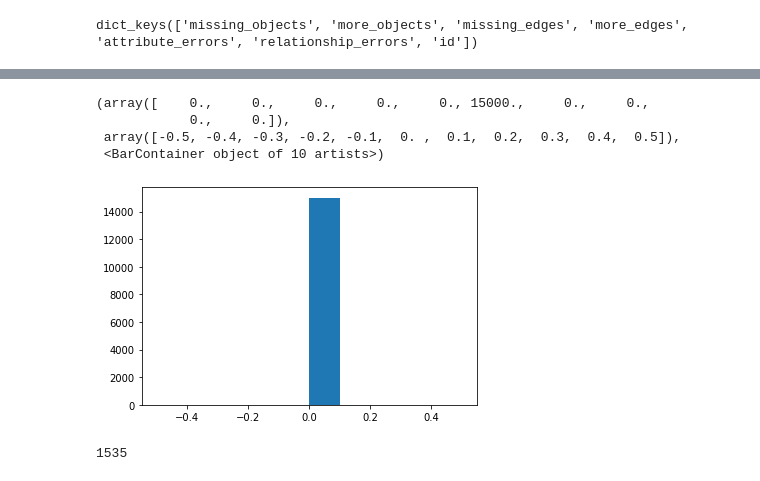
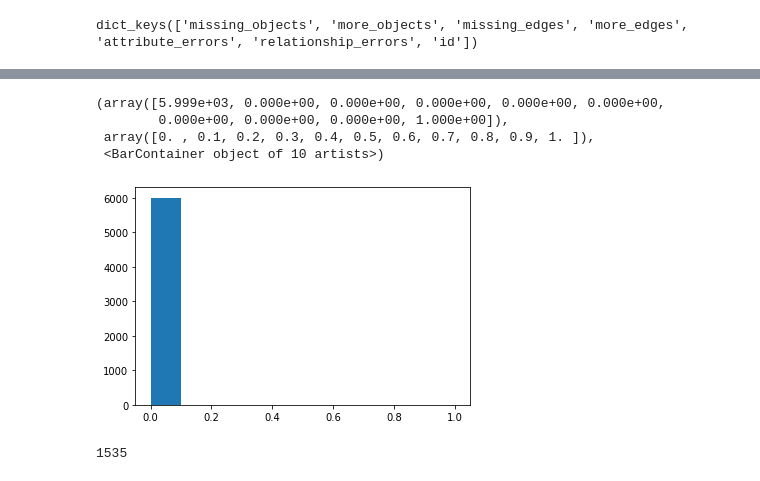
Before and after one commit to 20001LastOrder/Clevr-Relational, a Jupyter notebook: measurements/scene_graph_solver.ipynb, the cells around one changed output, grey strips where cells are left out. Saved outputs shown, nothing was run; the diff lists cells and outputs as text; code cells hidden in the pictures.

Commit message:
scene fixing for clevr blocksworld

```diff
--- a/measurements/scene_graph_solver.ipynb
+++ b/measurements/scene_graph_solver.ipynb
@@ -183,9 +183,10 @@ from utils import dag_constraint, anti_symmetry_constraint, construct_adj
 from tqdm import tqdm
 # %%
-scenes = read_json('../results/clevr_block_val/constraint_1_2_3_4/rel_scenes.json')['scenes']
-gt_scenes = read_json(f'../data/clevr_block/constraint_1_2_3_4/scenes.json')['scenes']
+scenes = read_json('../results/clevr_block_val/constraint_1234/rel_scenes.json')['scenes']
+gt_scenes = read_json(f'../data/clevr_block/constraint_1234/scenes_test.json')['scenes']
 schema = read_json(f'../data/clevr_block/clevr_attr_map.json')
-con_scenes = read_json('../results/clevr_block_val/constraint_1_2_3_4/rel_scenes_consistent_1_2.json')['scenes']
+con_scenes = read_json('../results/clevr_block_val/constraint_1234/rel_scenes_fix_c1234.json')['scenes']
+coord_scenes = read_json('../results/clevr_block_val/constraint_1234/scene_prob_fix.json')['scenes']
 # %%
 concrete_scenes = [get_concrete_scene_graph(scene, schema) for scene in scenes]
 gt_scenes = [process_gt_scenes(scene, schema) for scene in gt_scenes]
@@ -243,6 +244,0 @@ plt.hist([len(e['relationship_errors']) for e in consistent_error_maps])
-# %%
-# graph = convert_to_nx(concrete_scenes[0], schema['relations'])
-errors = []
-for scene in con_scenes:
-    adj = construct_adj(scene['relationships'], len(scene['objects']))
-    errors.append((dag_constraint(adj), anti_symmetry_constraint(adj), ))
@@ -248,0 +250,6 @@ for scene in con_scenes:
+# %%
+# graph = convert_to_nx(concrete_scenes[0], schema['relations'])
+from datasets.Blockworld import *
+
+constraints = [SmallObjectConstraint('small'), LargeCubeConstraint('large'), BottomConstraint('bottom'), YellowObjectConstraint('yellow')]
+errors = [sum([constraint.evaluate(scene) for constraint in constraints]) for scene in concrete_scenes]
@@ -249,11 +280,11 @@ for scene in con_scenes:
 # %%
-plt.hist([e[1] for e in errors])
+plt.hist([e for e in errors])
 # %% [output]
-(array([    0.,     0.,     0.,     0.,     0., 15000.,     0.,     0.,
-            0.,     0.]),
- array([-0.5, -0.4, -0.3, -0.2, -0.1,  0. ,  0.1,  0.2,  0.3,  0.4,  0.5]),
+(array([5.999e+03, 0.000e+00, 0.000e+00, 0.000e+00, 0.000e+00, 0.000e+00,
+        0.000e+00, 0.000e+00, 0.000e+00, 1.000e+00]),
+ array([0. , 0.1, 0.2, 0.3, 0.4, 0.5, 0.6, 0.7, 0.8, 0.9, 1. ]),
  <BarContainer object of 10 artists>)
-[figure, old version]
+[figure, new version]
 # %%
 error_maps = error_classification_for_scenes(con_scenes, gt_scenes, schema['relations'])
 # %%
```
Also changed, not shown: parts of 11 cells of this notebook, 32 other files.
